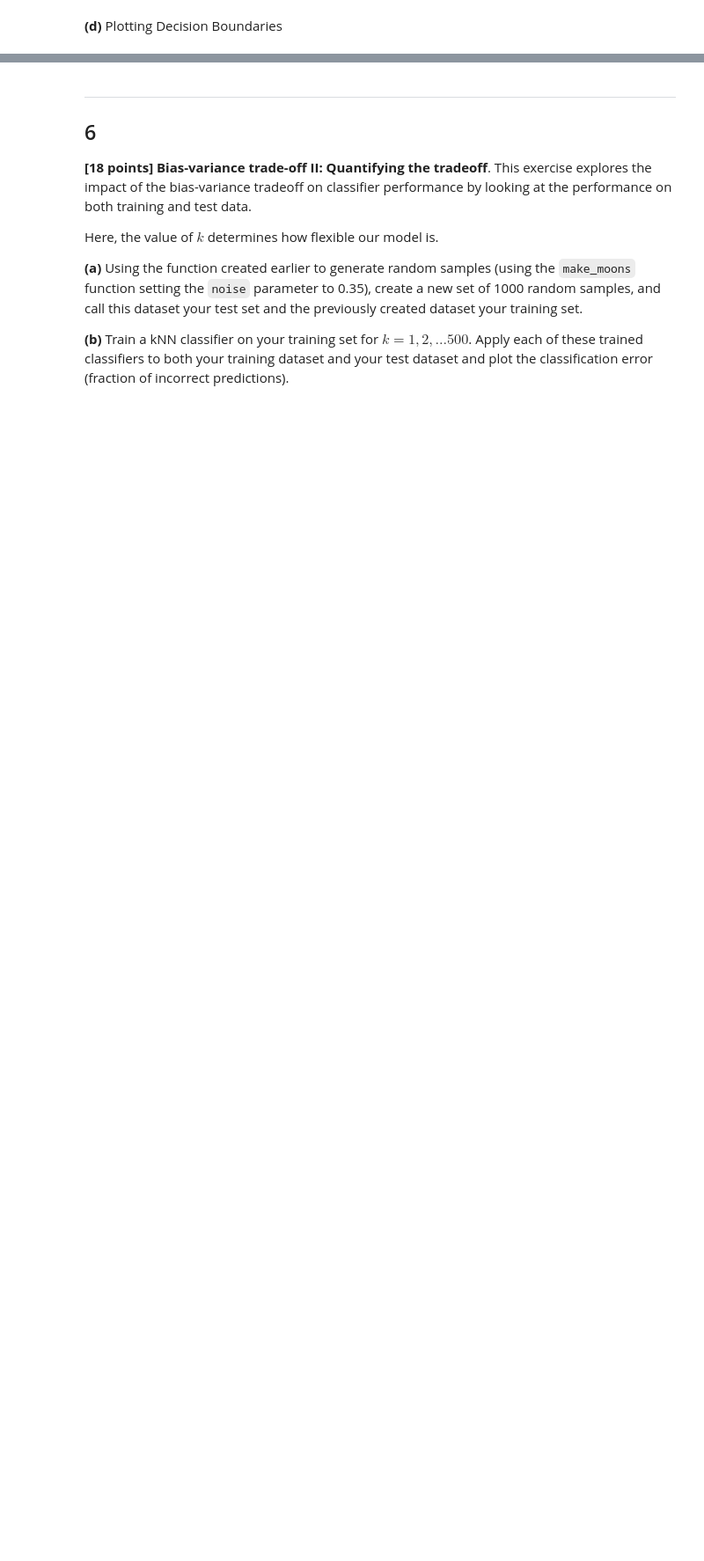
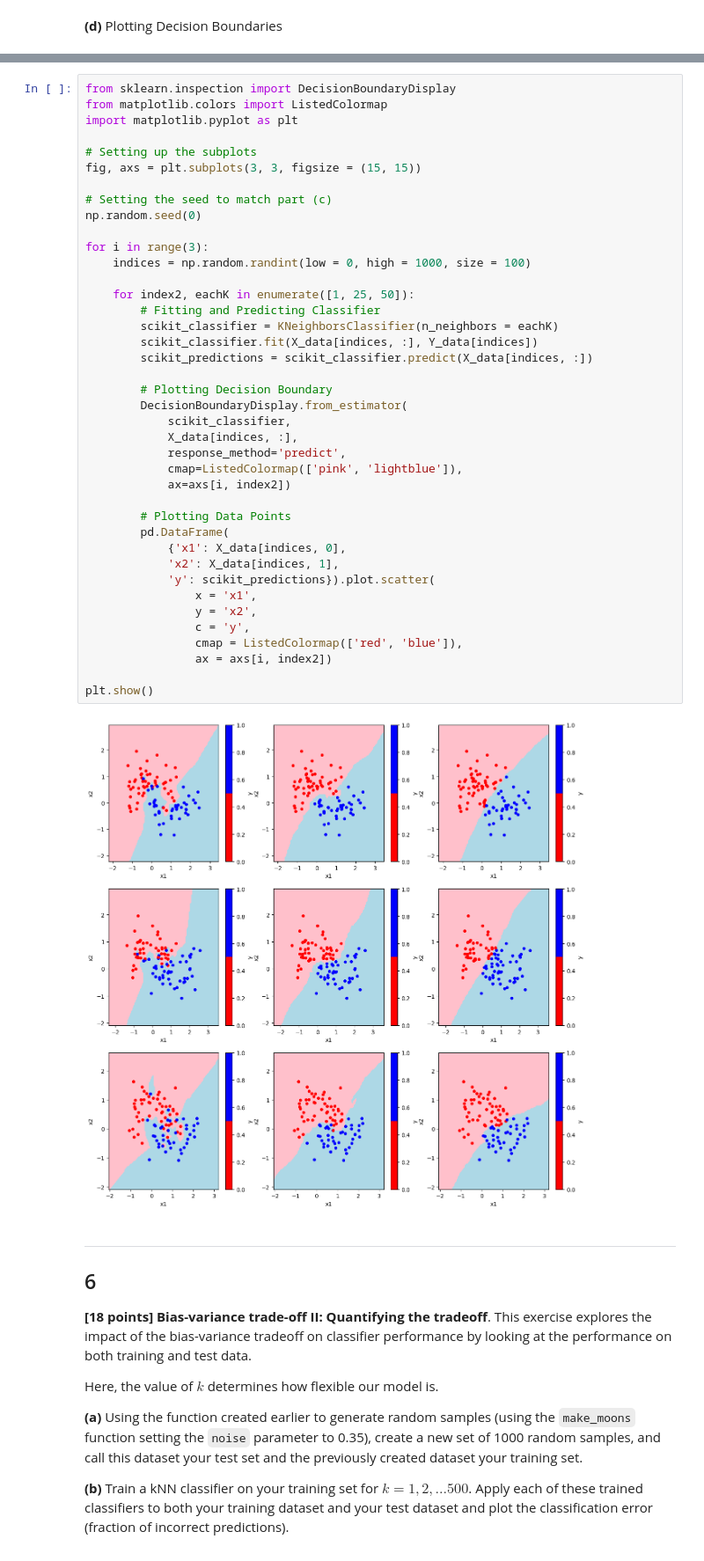
Before and after one commit to nick-carroll1/ids705, a Jupyter notebook: assignments/Assignment_2.ipynb, the cells around one changed output, grey strips where cells are left out. Shown at 88% size. Cells and saved outputs as stored; diff of their text form; blank space fills up the shorter version.

Commit message:
Updating Decision Boundary Plots

```diff
--- a/assignments/Assignment_2.ipynb
+++ b/assignments/Assignment_2.ipynb
@@ -436,3 +428,45 @@ NameError: name 'scikit_classifier' is not defined
+# %%
+from sklearn.inspection import DecisionBoundaryDisplay
+from matplotlib.colors import ListedColormap
+import matplotlib.pyplot as plt
+
+# Setting up the subplots
+fig, axs = plt.subplots(3, 3, figsize = (15, 15))
+
+# Setting the seed to match part (c)
+np.random.seed(0)
+
+for i in range(3):
+    indices = np.random.randint(low = 0, high = 1000, size = 100)
+
+    for index2, eachK in enumerate([1, 25, 50]):
+        # Fitting and Predicting Classifier
+        scikit_classifier = KNeighborsClassifier(n_neighbors = eachK)
+        scikit_classifier.fit(X_data[indices, :], Y_data[indices])
+        scikit_predictions = scikit_classifier.predict(X_data[indices, :])
+
+        # Plotting Decision Boundary
+        DecisionBoundaryDisplay.from_estimator(
+            scikit_classifier,
+            X_data[indices, :],
+            response_method='predict',
+            cmap=ListedColormap(['pink', 'lightblue']),
+            ax=axs[i, index2])
+
+        # Plotting Data Points
+        pd.DataFrame(
+            {'x1': X_data[indices, 0],
+            'x2': X_data[indices, 1],
+            'y': scikit_predictions}).plot.scatter(
+                x = 'x1',
+                y = 'x2',
+                c = 'y',
+                cmap = ListedColormap(['red', 'blue']),
+                ax = axs[i, index2])
+
+plt.show()
+# %% [output]
+[figure, added]
 # %% [markdown]
 ---
 
```
Also changed, not shown: parts of 3 cells of this notebook.
